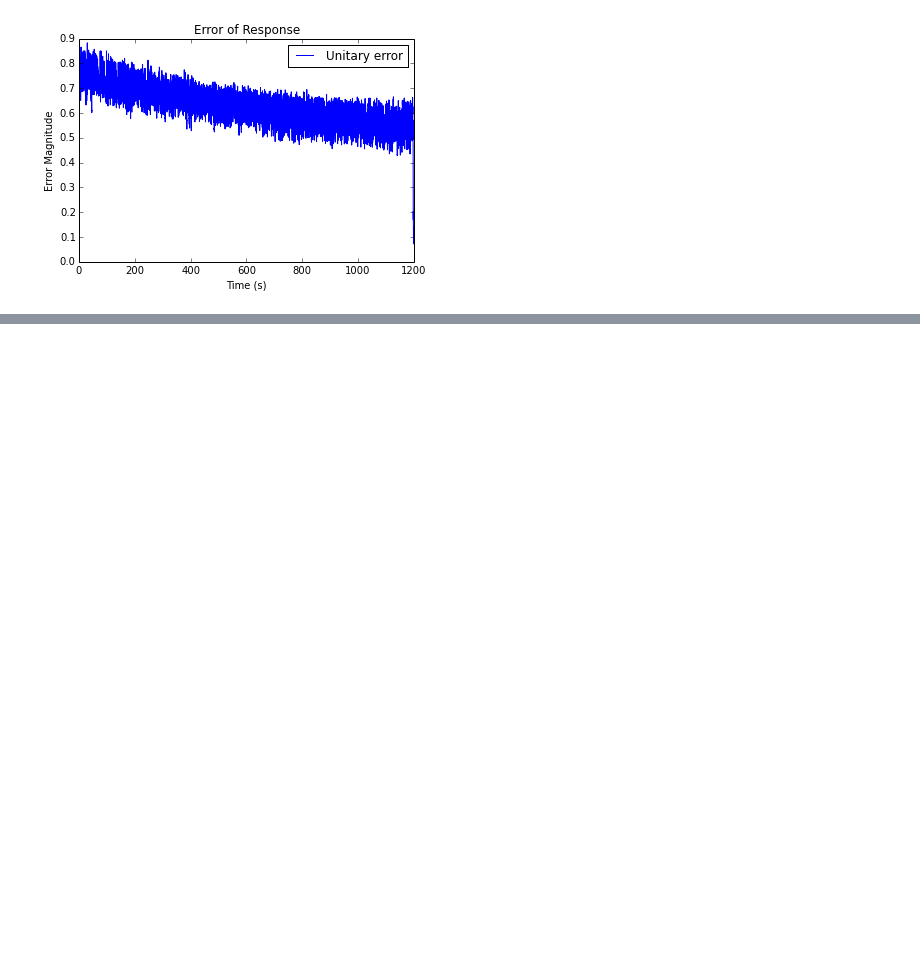
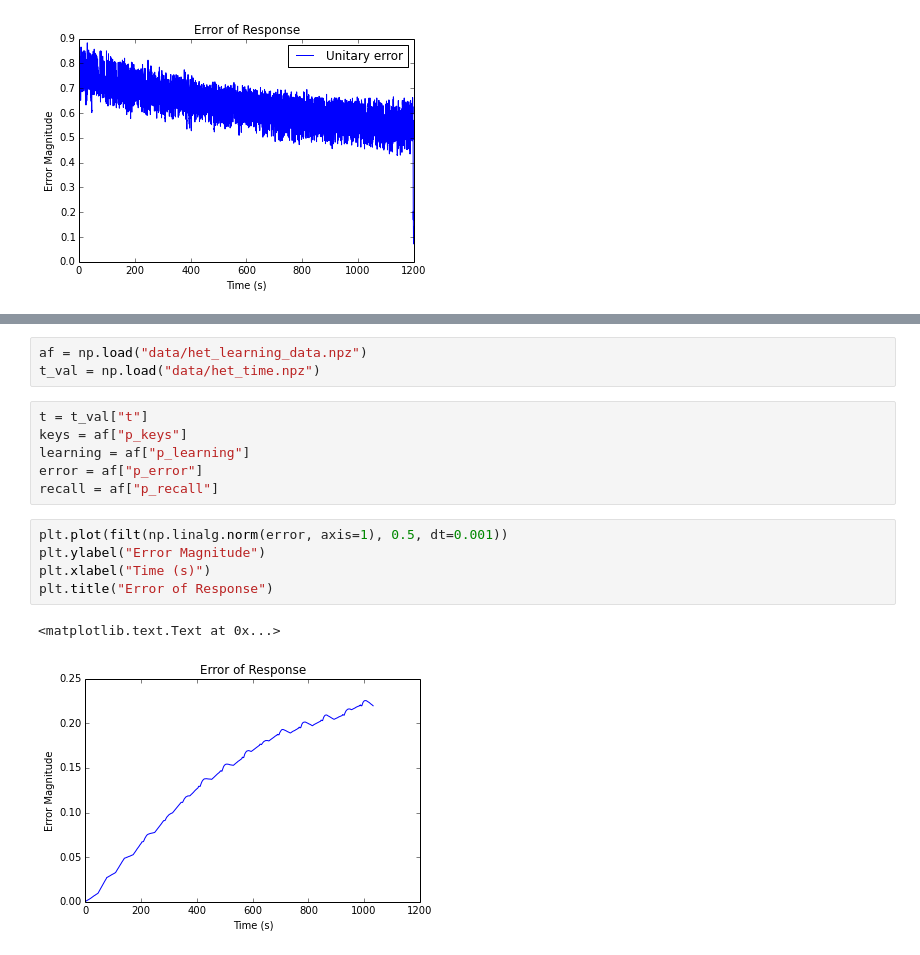
Before and after one commit to Seanny123/counting_to_addition, a Jupyter notebook: learn_fig.ipynb, the cells around one changed output, grey strips where cells are left out. Cells and saved outputs as stored; diff of their text form; blank space fills up the shorter version.

```diff
--- a/learn_fig.ipynb
+++ b/learn_fig.ipynb
@@ -161,0 +196,17 @@ plt.title("Error of Response")
+# %%
+af = np.load("data/het_learning_data.npz")
+t_val = np.load("data/het_time.npz")
+# %%
+t = t_val["t"]
+keys = af["p_keys"]
+learning = af["p_learning"]
+error = af["p_error"]
+recall = af["p_recall"]
+# %%
+plt.plot(filt(np.linalg.norm(error, axis=1), 0.5, dt=0.001))
+plt.ylabel("Error Magnitude")
+plt.xlabel("Time (s)")
+plt.title("Error of Response")
+# %% [output]
+<matplotlib.text.Text at 0x...>
+[figure, added]
```
Also changed, not shown: parts of 2 cells of this notebook, 5 other files.
